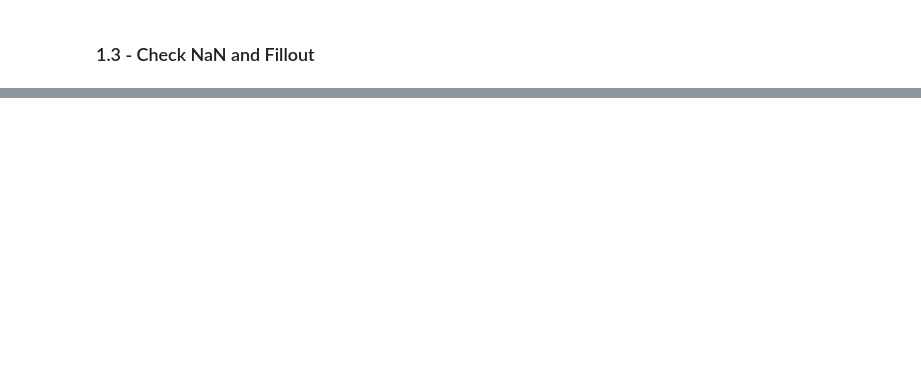
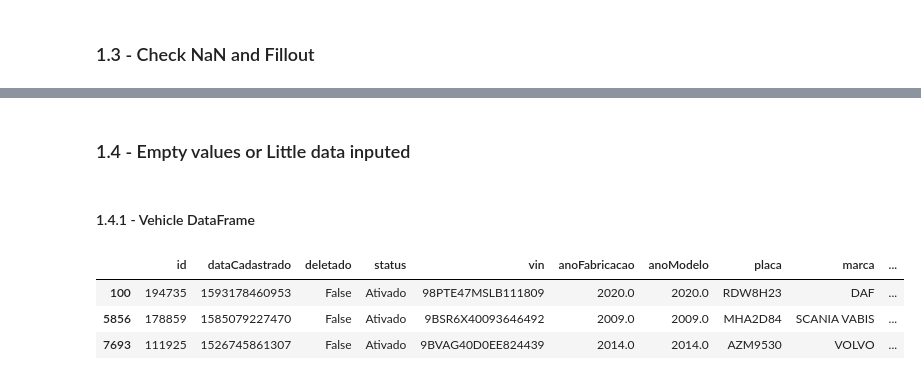
Before and after one commit to diegopmayer/tracker_api, a Jupyter notebook: notebook_tracker.ipynb, the cells around one changed output, grey strips where cells are left out. Saved outputs shown, nothing was run; the diff lists cells and outputs as text; code cells hidden in the pictures; blank space fills up the shorter version.

```diff
--- a/notebook_tracker.ipynb
+++ b/notebook_tracker.ipynb
@@ -95,7 +115,7 @@ obj_vehicle = response_vehicles.json() # transform obj array to json
 #    json.dump(obj_veiculo, json_file)
 
 # Transforming Json to DataFrame
-obj_vehicle_df = pd.DataFrame(obj_vehicle).copy()
+obj_vehicle_df = pd.DataFrame(obj_vehicle['object']).copy()
 # %%
 # Drop List to delete columns that it's not necessary for while
 drop_list = """
@@ -133,2 +155,8 @@ df_positions = pd.DataFrame(obj_position).copy()
+# %%
+with open("df_positions.pkl", "rb") as file:
+    df_positions = pickle.load(file)
+
+with open("df_vehicles.pkl", "rb") as file:
+    df_vehicles = pickle.load(file)
 # %% [markdown]
 ## 1.0 - Data Description
@@ -154,0 +196,5 @@ df_merge.isna().sum()
+# %%
+# list of columns that you will drop from DataFrame because is Null
+drop_list_vehicles = [
+    'fuso', 'tipoMonitoramento', 'frota'
+]
@@ -154,0 +222,9 @@ df_merge.isna().sum()
+# %%
+# Fillout the NaN to any values
+df_vehicles['status'] = df_vehicles['status'].fillna('Ativado').copy()
+df_vehicles['anoFabricacao'] = df_vehicles['anoFabricacao'].fillna(0).copy()
+df_vehicles['anoModelo'] = df_vehicles['anoModelo'].fillna(0).copy()
+df_vehicles['marca'] = df_vehicles['marca'].fillna(0).copy()
+df_vehicles['cor'] = df_vehicles['cor'].fillna(0).copy()
+df_vehicles['descricao'] = df_vehicles['descricao'].fillna('').copy()
+df_vehicles['tipo'] = df_vehicles['tipo'].fillna('Caminhão').copy()
@@ -154,0 +265,12 @@ df_merge.isna().sum()
+# %% [markdown]
+### 1.4 - Empty values or Little data inputed
+# %% [markdown]
+#### 1.4.1 - Vehicle DataFrame
+# %%
+# DataFrame from vehicles that don't have NaN for all column
+df_vehicles.drop(drop_list_vehicles, axis=1).sample(3)         # see the columns and structure of dataframe
+# %% [output]
+|  | id | dataCadastrado | deletado | status | vin | anoFabricacao | anoModelo | placa | marca | ... |
+| 100 | 194735 | 1593178460953 | False | Ativado | 98PTE47MSLB111809 | 2020.0 | 2020.0 | RDW8H23 | DAF | ... |
+| 5856 | 178859 | 1585079227470 | False | Ativado | 9BSR6X40093646492 | 2009.0 | 2009.0 | MHA2D84 | SCANIA VABIS | ... |
+| 7693 | 111925 | 1526745861307 | False | Ativado | 9BVAG40D0EE824439 | 2014.0 | 2014.0 | AZM9530 | VOLVO | ... |
```
Also changed, not shown: parts of 59 cells of this notebook.
